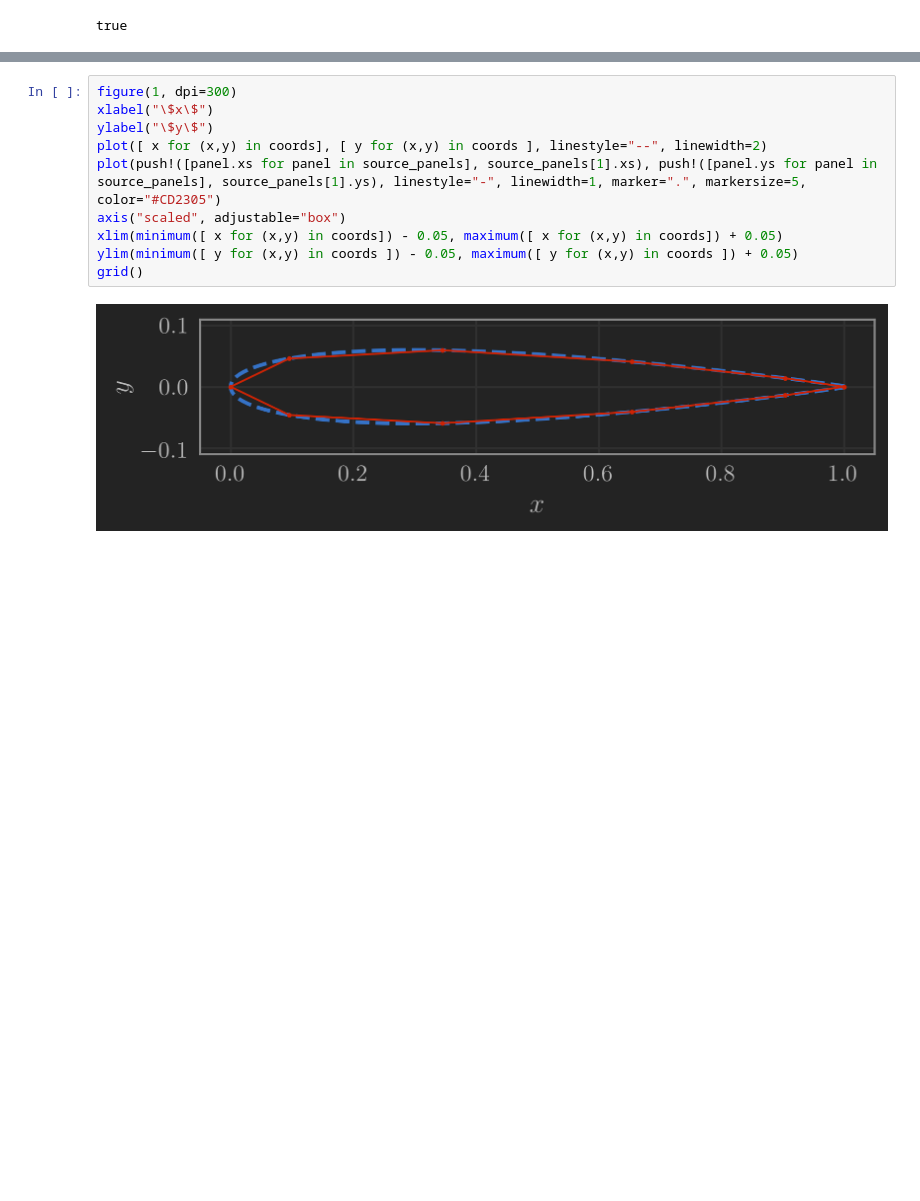
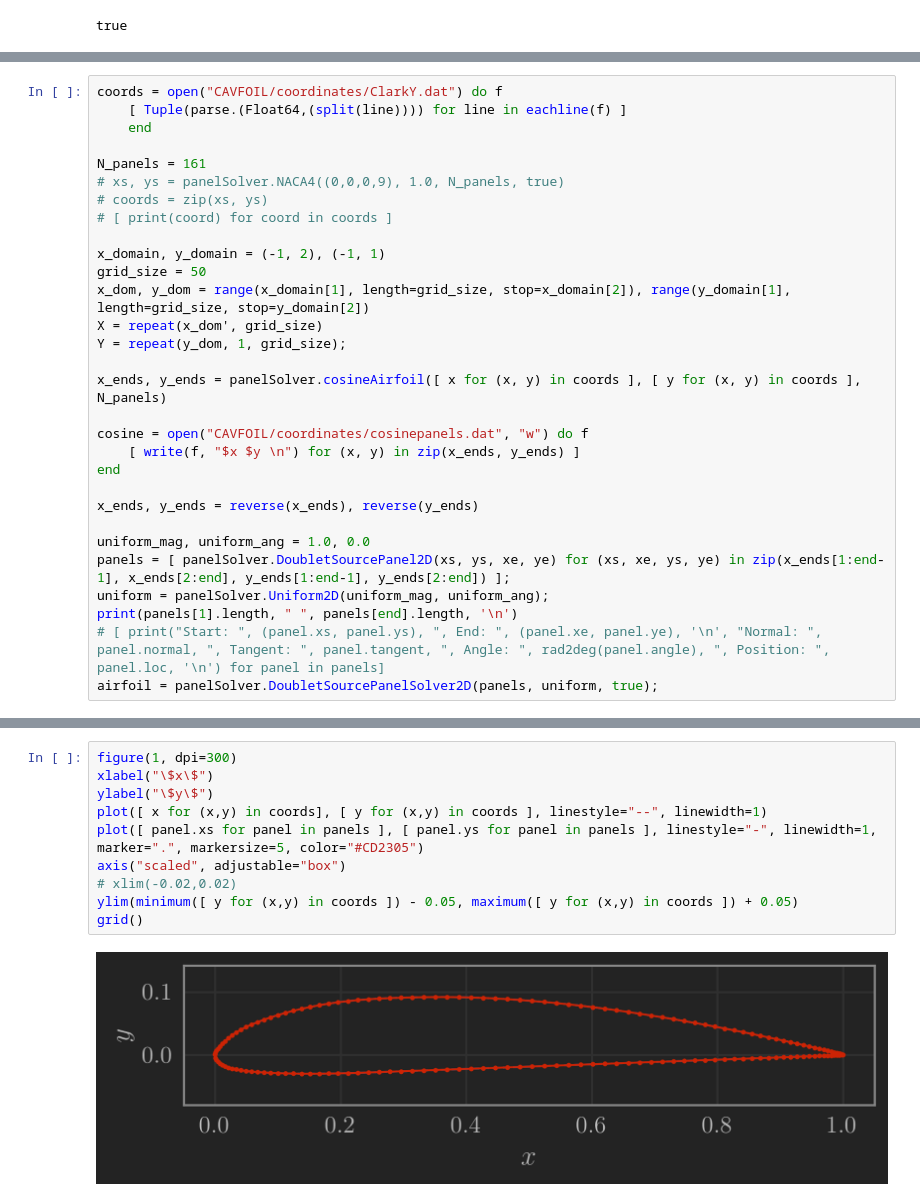
Before and after one commit to GodotMisogi/CFDCodes, a Jupyter notebook: JuliaPanel.ipynb, the cells around one changed output, grey strips where cells are left out. Cells and saved outputs as stored; diff of their text form; blank space fills up the shorter version.

```diff
--- a/JuliaPanel.ipynb
+++ b/JuliaPanel.ipynb
@@ -186,0 +126,30 @@ airfoil = panelSolver.DoubletSourcePanelSolver2D(source_panels, uniform);
+# %%
+coords = open("CAVFOIL/coordinates/ClarkY.dat") do f
+    [ Tuple(parse.(Float64,(split(line)))) for line in eachline(f) ]
+    end
+
+N_panels = 161
+# xs, ys = panelSolver.NACA4((0,0,0,9), 1.0, N_panels, true)
+# coords = zip(xs, ys)
+# [ print(coord) for coord in coords ]
+
+x_domain, y_domain = (-1, 2), (-1, 1)
+grid_size = 50
+x_dom, y_dom = range(x_domain[1], length=grid_size, stop=x_domain[2]), range(y_domain[1], length=grid_size, stop=y_domain[2])
+X = repeat(x_dom', grid_size)
+Y = repeat(y_dom, 1, grid_size);
+
+x_ends, y_ends = panelSolver.cosineAirfoil([ x for (x, y) in coords ], [ y for (x, y) in coords ], N_panels)
+
+cosine = open("CAVFOIL/coordinates/cosinepanels.dat", "w") do f
+    [ write(f, "$x $y \n") for (x, y) in zip(x_ends, y_ends) ]
+end
+
+x_ends, y_ends = reverse(x_ends), reverse(y_ends)
+
+uniform_mag, uniform_ang = 1.0, 0.0
+panels = [ panelSolver.DoubletSourcePanel2D(xs, ys, xe, ye) for (xs, xe, ys, ye) in zip(x_ends[1:end-1], x_ends[2:end], y_ends[1:end-1], y_ends[2:end]) ];
+uniform = panelSolver.Uniform2D(uniform_mag, uniform_ang);
+print(panels[1].length, " ", panels[end].length, '\n')
+# [ print("Start: ", (panel.xs, panel.ys), ", End: ", (panel.xe, panel.ye), '\n', "Normal: ", panel.normal, ", Tangent: ", panel.tangent, ", Angle: ", rad2deg(panel.angle), ", Position: ", panel.loc, '\n') for panel in panels]
+airfoil = panelSolver.DoubletSourcePanelSolver2D(panels, uniform, true);
@@ -203,15 +169,15 @@ Error: -2.598605046936298e15
 # %%
 figure(1, dpi=300)
 xlabel("\$x\$")
 ylabel("\$y\$")
-plot([ x for (x,y) in coords], [ y for (x,y) in coords ], linestyle="--", linewidth=2)
-plot(push!([panel.xs for panel in source_panels], source_panels[1].xs), push!([panel.ys for panel in source_panels], source_panels[1].ys), linestyle="-", linewidth=1, marker=".", markersize=5, color="#CD2305")
+plot([ x for (x,y) in coords], [ y for (x,y) in coords ], linestyle="--", linewidth=1)
+plot([ panel.xs for panel in panels ], [ panel.ys for panel in panels ], linestyle="-", linewidth=1, marker=".", markersize=5, color="#CD2305")
 axis("scaled", adjustable="box")
-xlim(minimum([ x for (x,y) in coords]) - 0.05, maximum([ x for (x,y) in coords]) + 0.05)
+# xlim(-0.02,0.02)
 ylim(minimum([ y for (x,y) in coords ]) - 0.05, maximum([ y for (x,y) in coords ]) + 0.05)
 grid()
 # %% [output]
-[figure, old version]
+[figure, new version]
 # %%
 fig20 = figure(2, figsize=(10, 5), dpi=300)
 grid()
```
Also changed, not shown: parts of 16 cells of this notebook, 10 other files.
